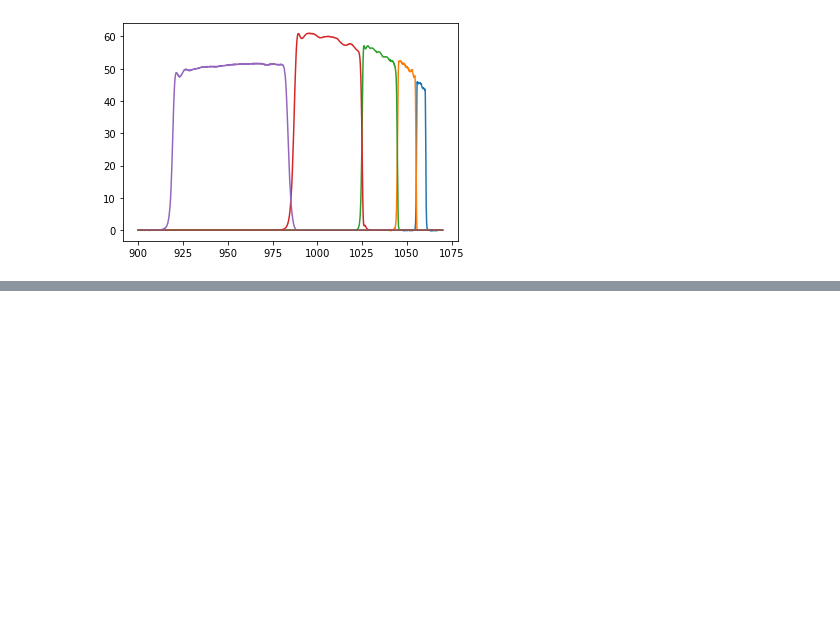
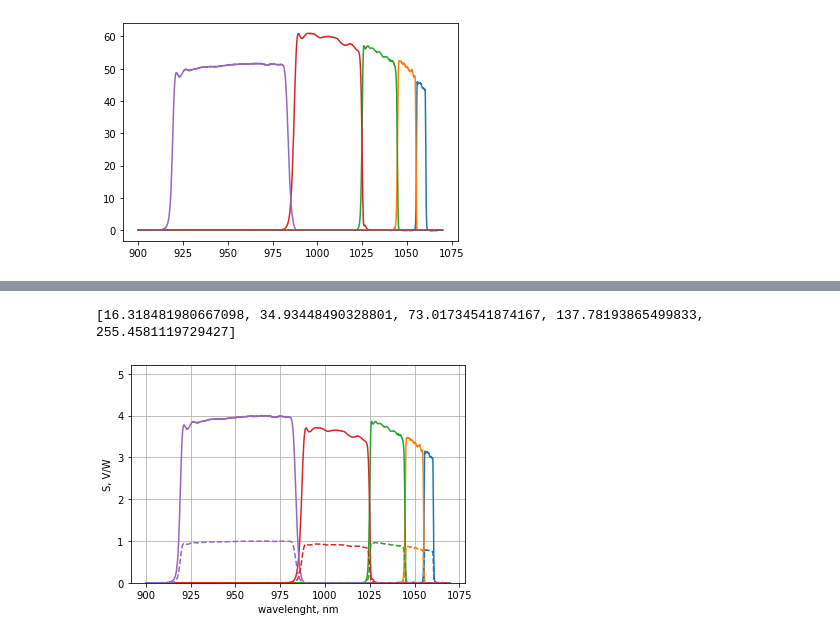
Before and after one commit to Katyarin/TS_T15MD, a Jupyter notebook: Spectral_Calibration.ipynb, the cells around one changed output, grey strips where cells are left out. Saved outputs shown, nothing was run; the diff lists cells and outputs as text; code cells hidden in the pictures; blank space fills up the shorter version.

```diff
--- a/Spectral_Calibration.ipynb
+++ b/Spectral_Calibration.ipynb
@@ -120,0 +178,17 @@ plt.plot([i for i in range(1,6)], alpha, 'o--')
+# %%
+U_res = []
+for ch in range(1, 6):
+    plt.plot(K['l'], [1e-9 * K[ch][i] * R_l[i] * alpha_ust[ch-1] * Rsv * G_slow * 0.5 for i in range(len(K['l']))])
+    U_res.append(sum([1e-9 * K[ch][i] * R_l[i] * alpha_ust[ch-1] * Rsv * G_slow * 0.5 for i in range(len(K['l']))]) * (K['l'][1] - K['l'][0]))
+for ch in range(1, 6):
+    plt.plot(K['l'], [1e-9 * K[ch][i] * R_l[i] * alpha_ust[ch-1] * Rsv * G_fast1 * 0.5 for i in range(len(K['l']))], '--', color=new_colors[ch-1])
+
+plt.ylabel('S, V/W')
+plt.xlabel('wavelenght, nm')
+plt.ylim(0, 5.2)
+plt.grid()
+plt.savefig('T15_ust.png', dpi=500)
+print(U_res)
+# %% [output]
+[16.318481980667098, 34.93448490328801, 73.01734541874167, 137.78193865499833, 255.4581119729427]
+[figure, added]
```
Also changed, not shown: parts of 31 cells of this notebook, 37 other files.
